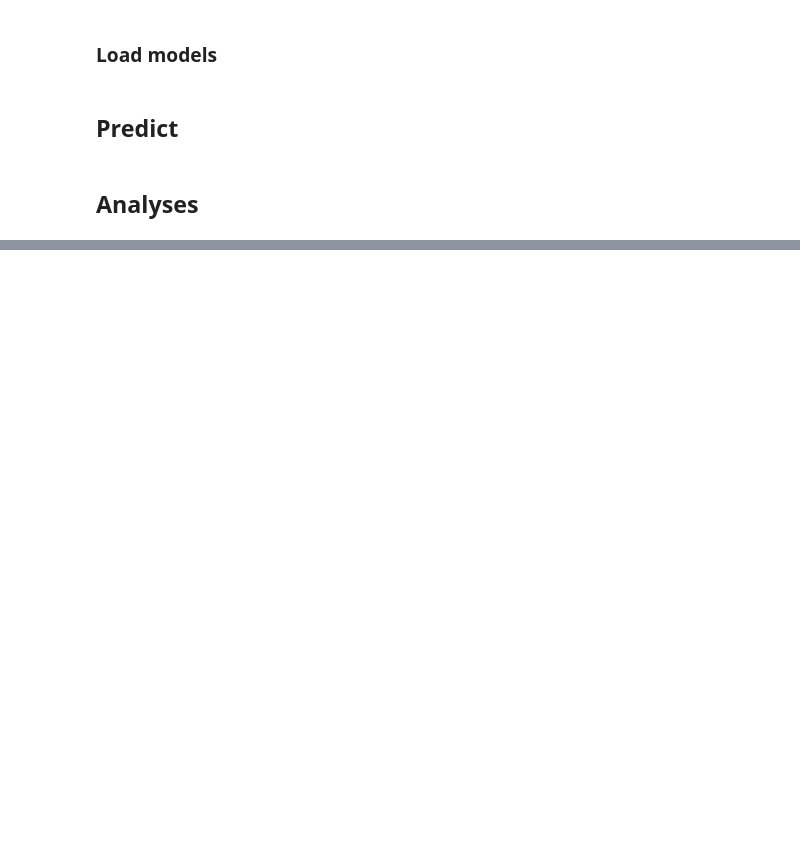
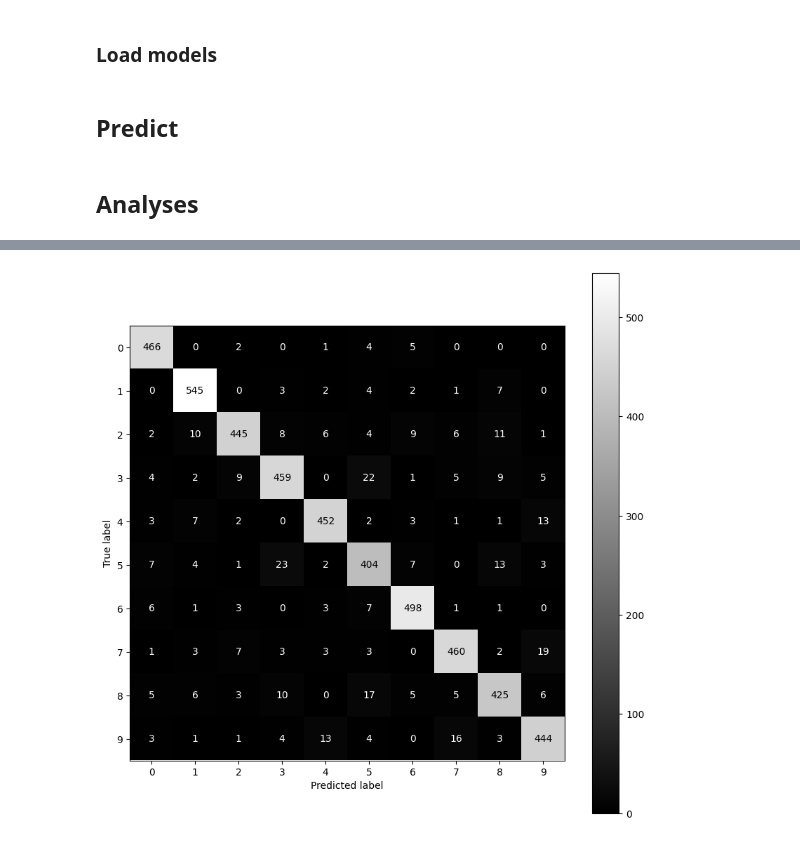
Before and after one commit to SjorsLockhorst/pattrec1, a Jupyter notebook: Analysis.ipynb, the cells around one changed output, grey strips where cells are left out. Saved outputs shown, nothing was run; the diff lists cells and outputs as text; code cells hidden in the pictures; blank space fills up the shorter version.

```diff
--- a/Analysis.ipynb
+++ b/Analysis.ipynb
@@ -134,0 +285,4 @@ def mcnemar_test(pred_y_a, pred_y_b, correct):
+# %%
+show_confusion_matrix(test_y, log_reg_pred, log_reg.classes_.astype(int), path="log_reg_conf.png")
+# %% [output]
+[figure, added]
```
Also changed, not shown: parts of 33 cells of this notebook, 10 other files.
